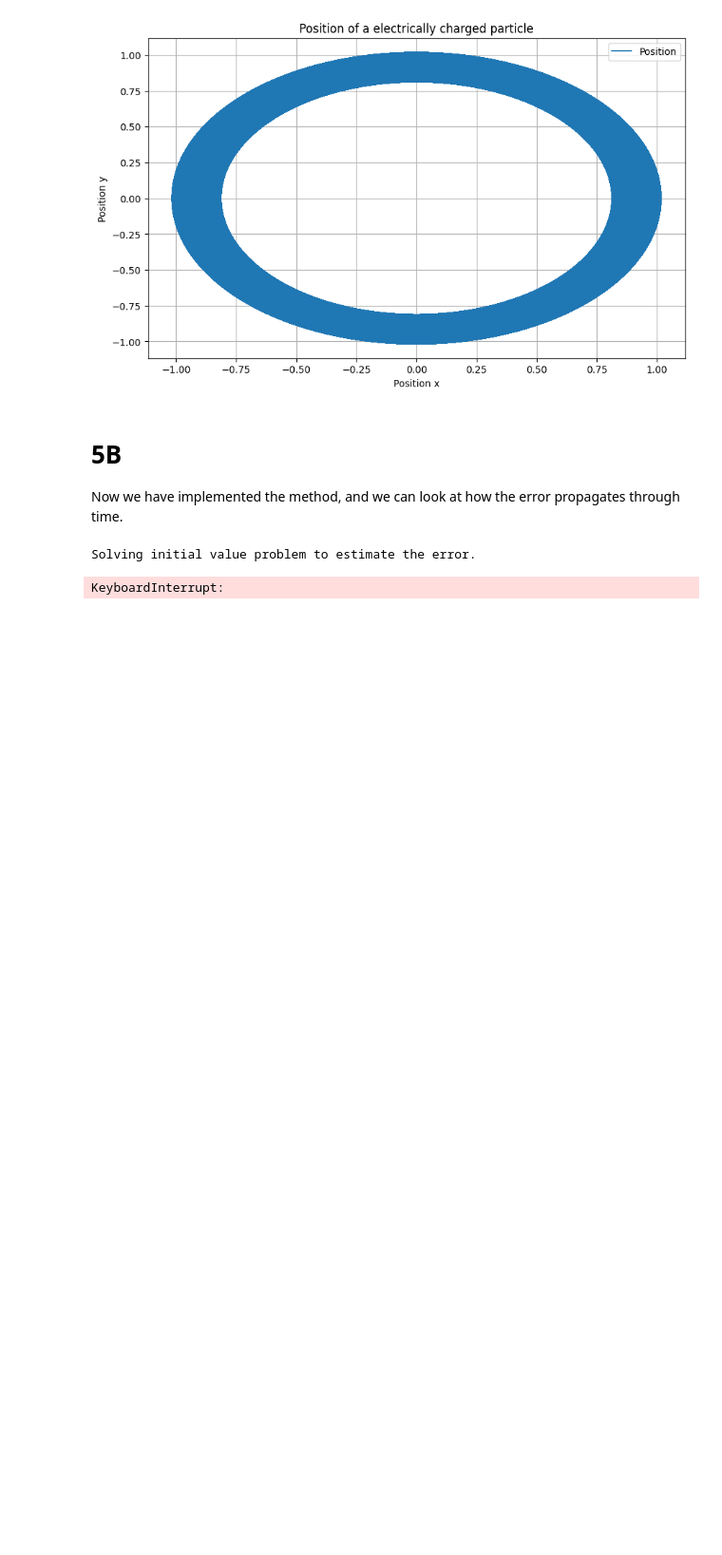
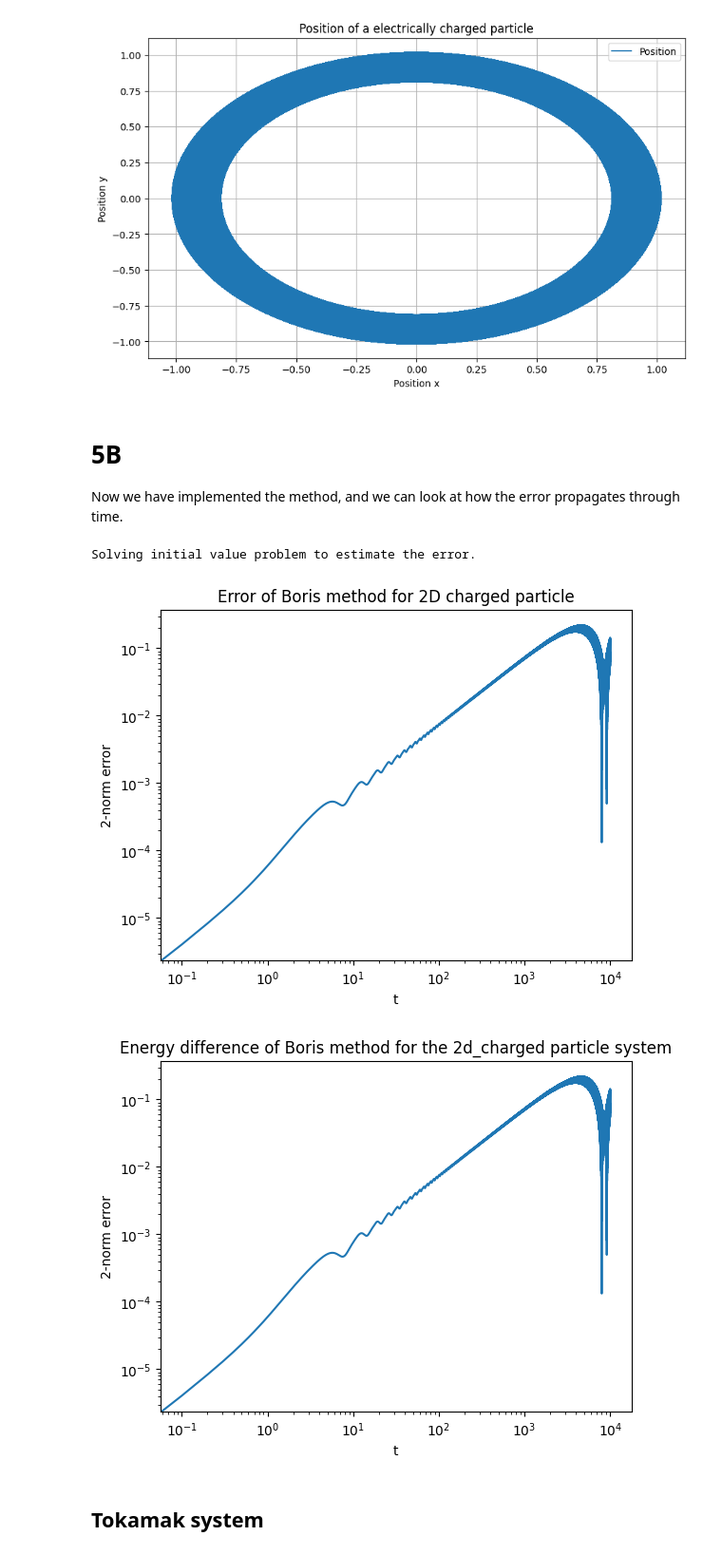
Before and after one commit to vemundsw/Project-2-TMA4215, a Jupyter notebook: MasterFile.ipynb, the cells around one changed output. Shown at 95% size. Cells and saved outputs as stored; diff of their text form; code cells hidden in the pictures; blank space fills up the shorter version.

```diff
--- a/MasterFile.ipynb
+++ b/MasterFile.ipynb
@@ -947,32 +947,33 @@ def Use_ivp(t: jnp.array, Y: jnp.array, h: float, B: callable, U: callable, grad
 
     # Lowered the tolerances from what was speciefied in the task, as this took a long time
     sol = scipy.integrate.solve_ivp(system, (t_0, T), y_0, t_eval=t, method = "RK45", rtol=1e-8, atol=1e-10)
     return sol
 
 ref_sol = Use_ivp(t, y_0, h, B_charged_particle, U_grad_charged_particle, U_grad_charged_particle)
 x_ref = ref_sol.y[:3]
 v_ref = ref_sol.y[3:]
 
 x_ref = ref_sol.y[:3].T
 
 Boris_error = jnp.linalg.norm(positions - x_ref, ord = 2, axis = 1)
 
 plt.plot(t, Boris_error)
 plt.semilogy()
 plt.xscale("log")
 plt.xlabel("t")
 plt.ylabel(r"2-norm error")
 plt.title("Error of Boris method for 2D charged particle")
 plt.show()
 
-energy_diff_Boris = abs(Energy(positions, velocities) - Energy(x0, v0))
+energy_diff_Boris = abs(Energy(positions, velocities, U_grad_charged_particle) - Energy(x0, v0, U_grad_charged_particle))
 plt.plot(t, Boris_error)
 plt.semilogy()
 plt.xscale("log")
 plt.xlabel("t")
 plt.ylabel(r"2-norm error")
 plt.title("Energy difference of Boris method for the 2d_charged particle system")
 plt.show()
 # %% [output]
 Solving initial value problem to estimate the error.
-KeyboardInterrupt:
+[figure, added]
+[figure, added]
@@ -978,0 +1045,2 @@ KeyboardInterrupt:
+# %% [markdown]
+## Tokamak system
```
Also changed, not shown: parts of 9 cells of this notebook, 2 other files.
